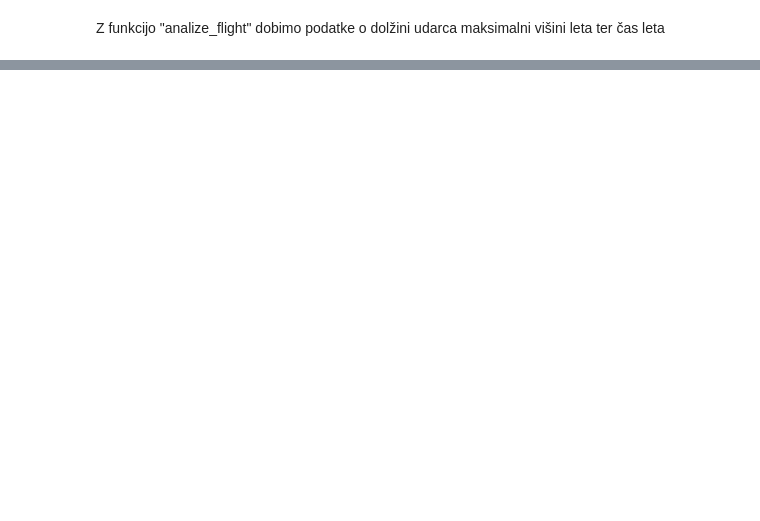
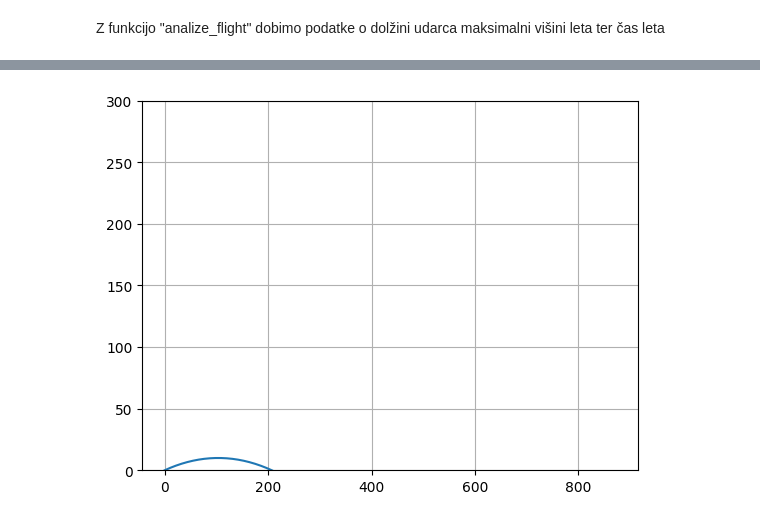
Before and after one commit to akul23/Golf-Ball-Flight, a Jupyter notebook: main.ipynb, the cells around one changed output, grey strips where cells are left out. Drawn from its saved outputs; the diff is of its cells as text; code cells hidden in the pictures; blank space fills up the shorter version.

```diff
--- a/main.ipynb
+++ b/main.ipynb
@@ -308,0 +292,9 @@ array([  0. , 652. ,   0. ,  56. ,  14.1,   0. ])
+# %%
+UI.user_interface_club_ball()
+UI.user_interface_environment()
+flight_data = flight_calculation.calculate_trajectory(n,res=50)
+def plot_flight_graphs():
+    plt.plot(flight_data[3], flight_data[5])
+    plt.grid()
+    plt.ylim(0,300)
+    plt.xlin(0,300)
@@ -308,0 +308,4 @@ array([  0. , 652. ,   0. ,  56. ,  14.1,   0. ])
+# %%
+plot_flight_graphs()
+# %% [output]
+[figure, added]
```
Also changed, not shown: parts of 12 cells of this notebook, 3 other files.
